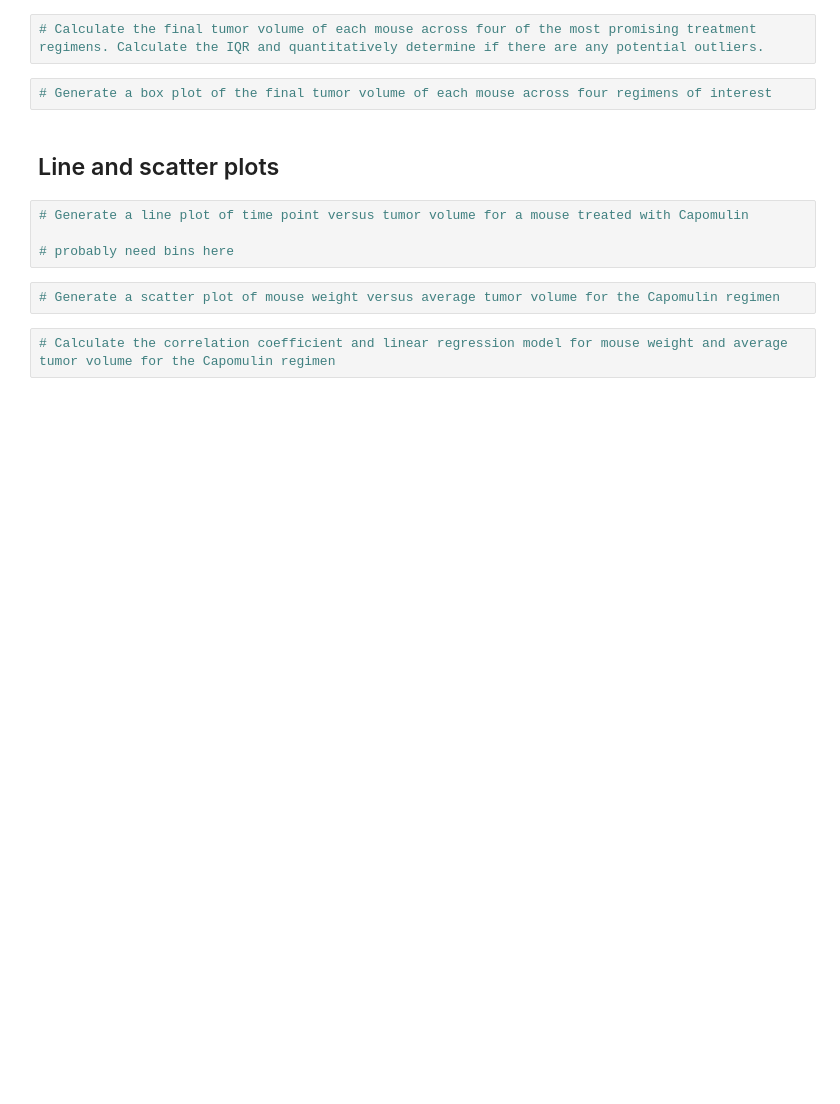
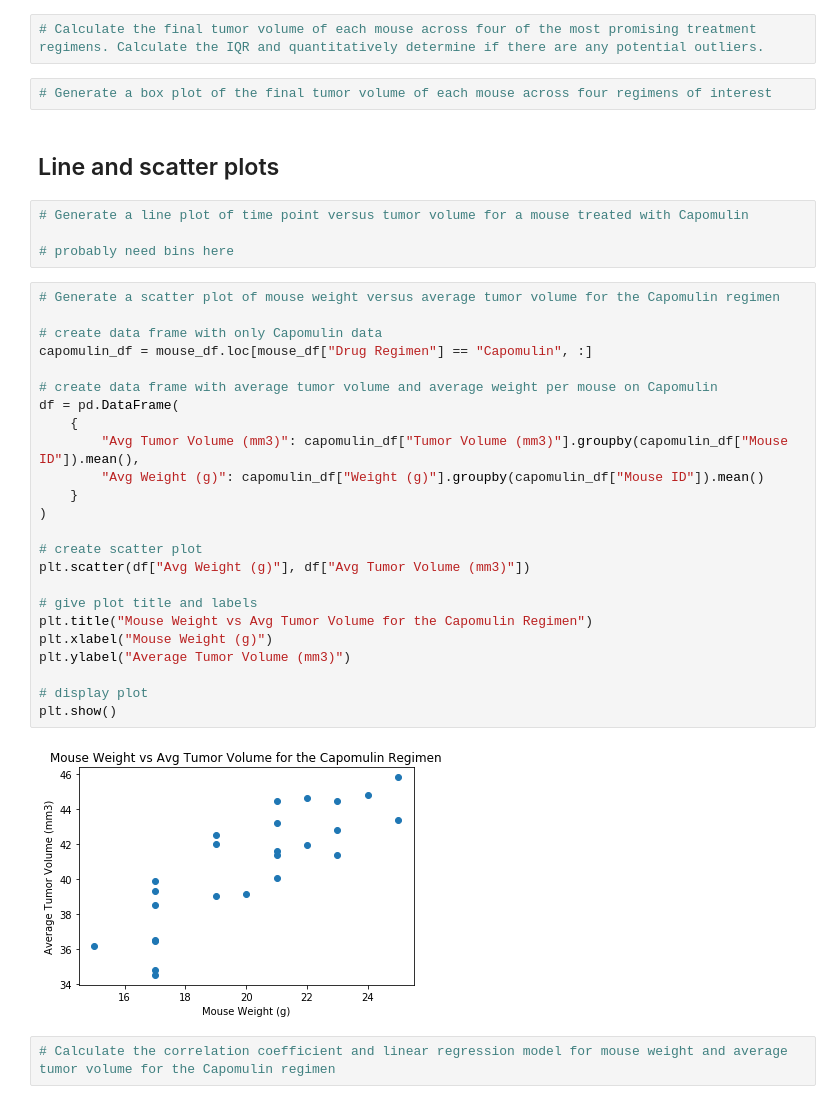
Before and after one commit to enriquesaenger/matplotlib-challenge, a Jupyter notebook: Pymaceuticals/pymaceuticals_starter.ipynb, the cells around one changed output. Drawn from its saved outputs; the diff is of its cells as text; blank space fills up the shorter version.

Commit message:
Created scatter plot and commented code

```diff
--- a/Pymaceuticals/pymaceuticals_starter.ipynb
+++ b/Pymaceuticals/pymaceuticals_starter.ipynb
@@ -127,7 +143,31 @@ plt.show()
 # Generate a line plot of time point versus tumor volume for a mouse treated with Capomulin
 
 # probably need bins here
-# %%
-# Generate a scatter plot of mouse weight versus average tumor volume for the Capomulin regimen
+# %%
+# Generate a scatter plot of mouse weight versus average tumor volume for the Capomulin regimen
+
+# create data frame with only Capomulin data
+capomulin_df = mouse_df.loc[mouse_df["Drug Regimen"] == "Capomulin", :]
+
+# create data frame with average tumor volume and average weight per mouse on Capomulin
+df = pd.DataFrame(
+    {
+        "Avg Tumor Volume (mm3)": capomulin_df["Tumor Volume (mm3)"].groupby(capomulin_df["Mouse ID"]).mean(),
+        "Avg Weight (g)": capomulin_df["Weight (g)"].groupby(capomulin_df["Mouse ID"]).mean()
+    }
+)
+
+# create scatter plot
+plt.scatter(df["Avg Weight (g)"], df["Avg Tumor Volume (mm3)"])
+
+# give plot title and labels
+plt.title("Mouse Weight vs Avg Tumor Volume for the Capomulin Regimen")
+plt.xlabel("Mouse Weight (g)")
+plt.ylabel("Average Tumor Volume (mm3)")
+
+# display plot
+plt.show()
+# %% [output]
+[figure, added]
 # %%
 # Calculate the correlation coefficient and linear regression model for mouse weight and average tumor volume for the Capomulin regimen
```
Also changed, not shown: parts of 2 cells of this notebook.
